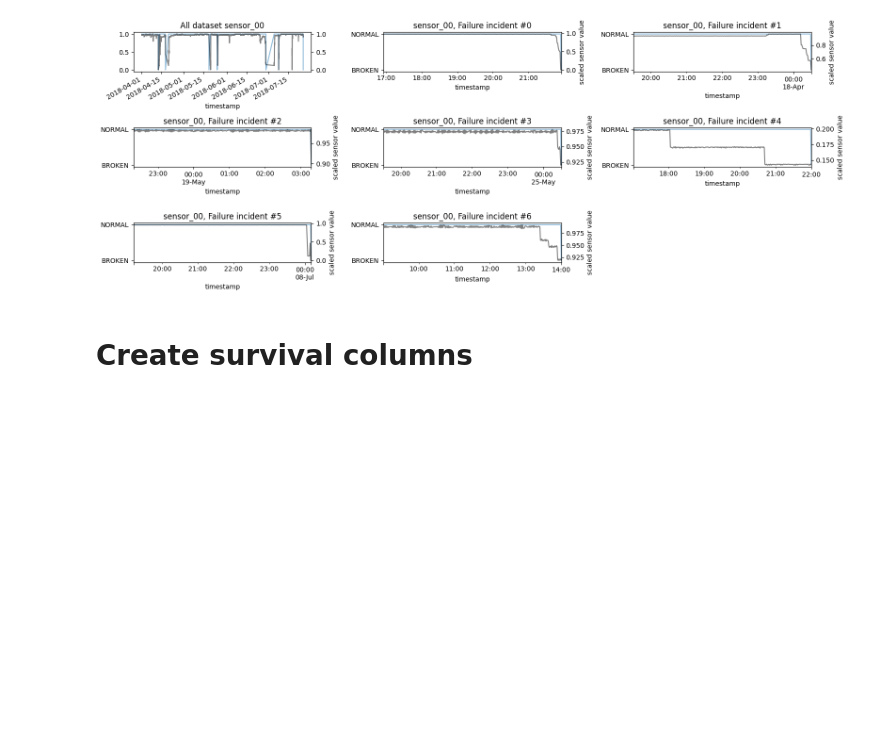
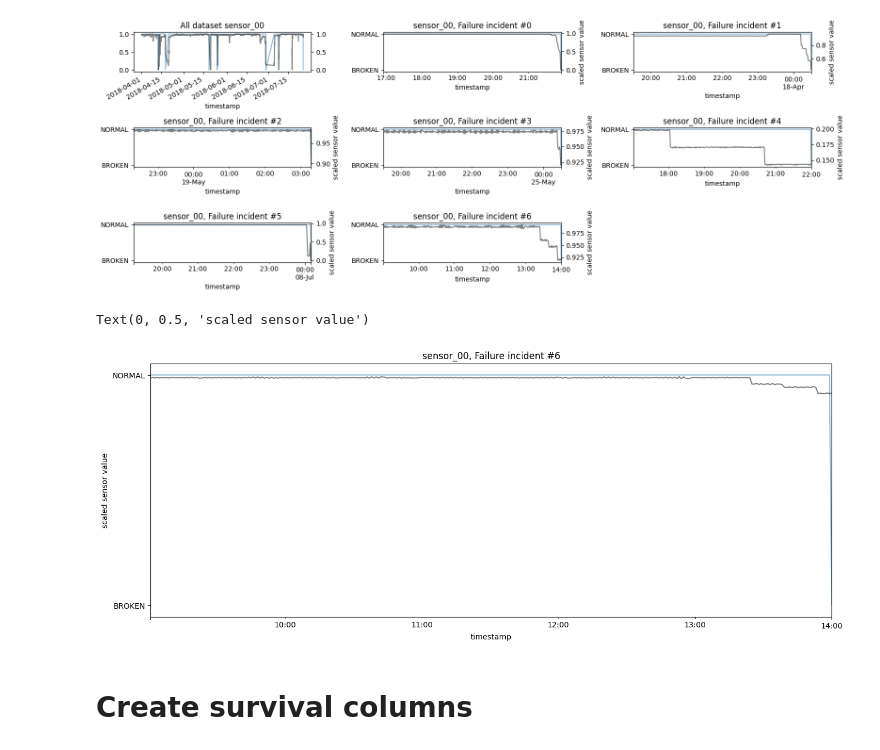
Before and after one commit to ciortanmadalina/exercise, a Jupyter notebook: preprocessing.ipynb, the cells around one changed output. Drawn from its saved outputs; the diff is of its cells as text; code cells hidden in the pictures; blank space fills up the shorter version.

```diff
--- a/preprocessing.ipynb
+++ b/preprocessing.ipynb
@@ -170,6 +170,19 @@ for i in range(len(broken_idx)):
 plt.tight_layout()
 # %% [output]
 [figure]
+# %%
+plt.figure(figsize=(10, 3))
+df[(df['idx'] > broken_id - eta) & (df['idx'] <= broken_id)]['y'].plot(alpha = 0.5)
+plt.yticks(ticks=[0, 1], labels=["BROKEN", "NORMAL"])
+# df[(df['idx'] > broken_id - eta) & (df['idx'] <= broken_id )][f"z_{c}"].plot(alpha = 0.5, c = 'red',style = '--')
+# df[(df['idx'] > broken_id - eta) & (df['idx'] <= broken_id )][f"maxz_{c}"].plot(alpha = 0.5, c = 'green',style = '--')
+ax.twinx()
+plt.title(f"{c}, Failure incident #{i}")
+df[(df['idx'] > broken_id - eta) & (df['idx'] <= broken_id )][c].plot(alpha = 0.5, c = 'black')
+plt.ylabel('scaled sensor value')
+# %% [output]
+Text(0, 0.5, 'scaled sensor value')
+[figure, added]
 # %%
 # cols = cols[[0,4,5,6,7,8,9]]
 # extra_cols = []
```
Also changed, not shown: parts of 23 cells of this notebook, 4 other files.
